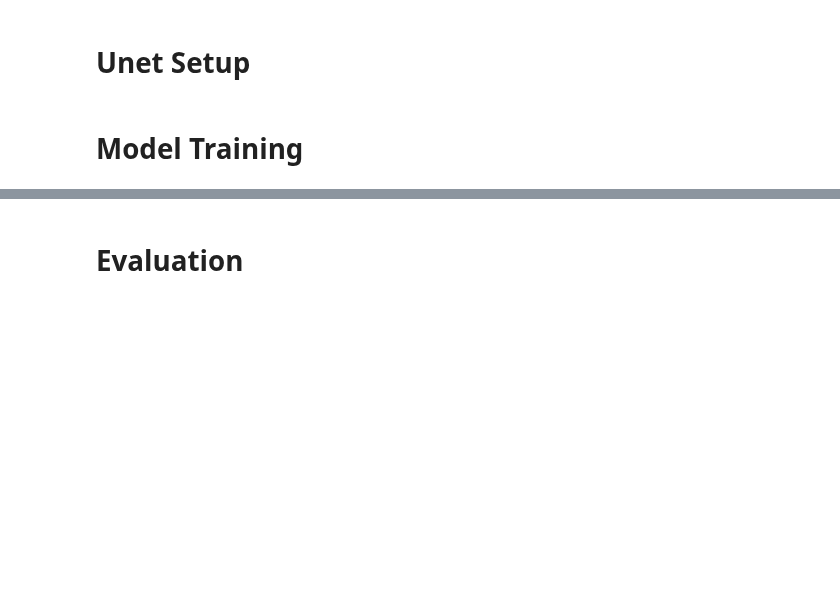
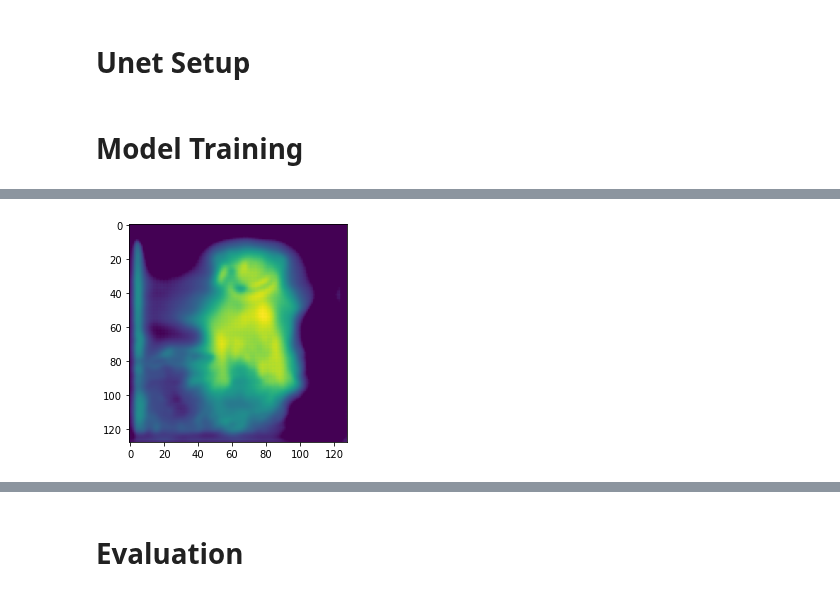
Before and after one commit to johnwslee/Data_Science_Libraries, a Jupyter notebook: PyTorch/Unet/Unet_image_segmentation_dogs_and_cats.ipynb, the cells around one changed output, grey strips where cells are left out. Saved outputs shown, nothing was run; the diff lists cells and outputs as text; code cells hidden in the pictures; blank space fills up the shorter version.

```diff
--- a/PyTorch/Unet/Unet_image_segmentation_dogs_and_cats.ipynb
+++ b/PyTorch/Unet/Unet_image_segmentation_dogs_and_cats.ipynb
@@ -422,3 +404,7 @@ plt.imshow(np.array(y_hat.squeeze()[3].detach().cpu()));
+# %%
+plt.imshow(np.array(y_hat.squeeze()[1].detach().cpu()));
+# %% [output]
+[figure, added]
 # %%
 plt.imshow(np.array(y_test.squeeze().cpu()));
 # %% [output]
```
Also changed, not shown: parts of 25 cells of this notebook.
